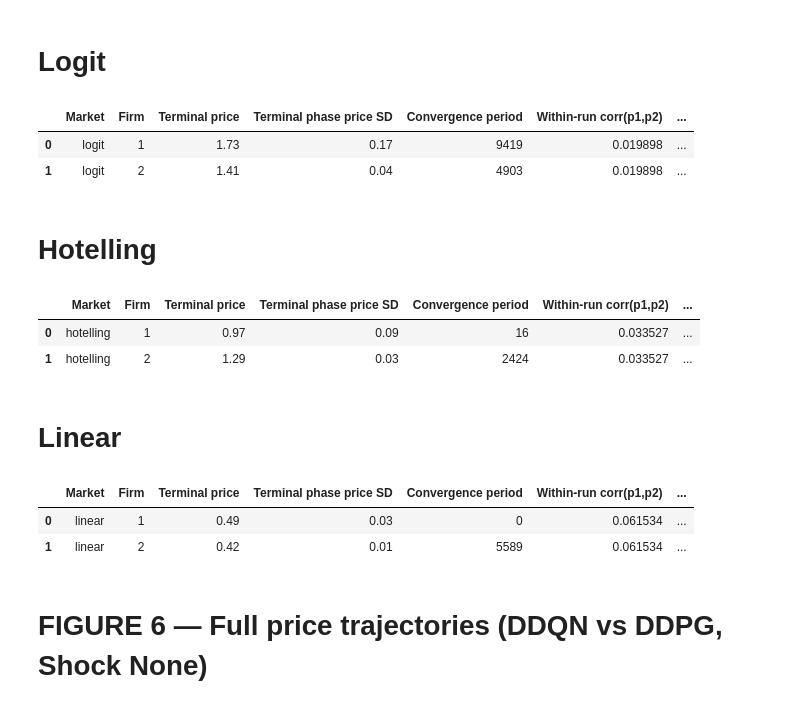
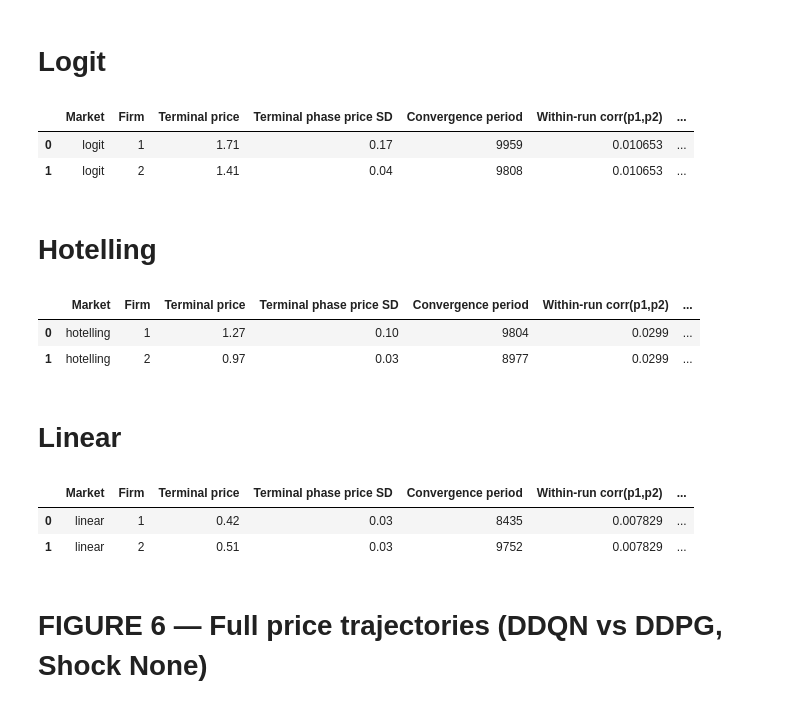
Before and after one commit to Aheer-Sravon/Pricing-Competition, a Jupyter notebook: dqn_vs_ddpg/dynamic_metrics/shock_none/dynamic_metrics_shock_none_aggregate.ipynb, the cells around one changed output. Cells and saved outputs as stored; diff of their text form; code cells hidden in the pictures.

```diff
--- a/dqn_vs_ddpg/dynamic_metrics/shock_none/dynamic_metrics_shock_none_aggregate.ipynb
+++ b/dqn_vs_ddpg/dynamic_metrics/shock_none/dynamic_metrics_shock_none_aggregate.ipynb
@@ -21,9 +17,9 @@ for market in markets:
     for i in range(1, 8):
         df = pd.read_csv(f"./run_{i}/{market}.csv")
         avg_delta.append(round(statistics.mean(
-            [df['firm1_delta'].iloc[-1], df['firm2_delta'].iloc[-1]]
+            [df['firm1_delta'].iloc[-2000].mean(), df['firm2_delta'].iloc[-2000].mean()]
         ), 2))
     chosen[market] = int(1 + np.abs(np.array(avg_delta) - np.median(np.array(avg_delta))).argmin())
 
-pprint(chosen)
+print(chosen)
 # %% [output]
@@ -109,6 +95,8 @@ def compute_cross_run_sd(base_path, market_name, run_folders=None):
 # Logit
 # %%
 market = 'logit'
+P_M = 1.925
+P_N = 1.473
 
 df = pd.read_csv(f"./run_{chosen[market]}/{market}.csv")
 df = df.sort_values('t').reset_index(drop=True)
@@ -118,8 +106,8 @@ terminal_start = df['t'].max() - 2000 + 1  # if t is 0..2999, then start=1000
 df_terminal = df[df['t'] >= terminal_start].copy()
 
 # Terminal price = price at the last period
-terminal_price_f1 = df['firm1_price'].iloc[-1]
-terminal_price_f2 = df['firm2_price'].iloc[-1]
+terminal_price_f1 = df['firm1_price'].iloc[-2000].mean()
+terminal_price_f2 = df['firm2_price'].iloc[-2000].mean()
 
 corr = df_terminal['firm1_price'].corr(df_terminal['firm2_price'])
 
@@ -132,63 +120,67 @@ data = {
         round(df_terminal['firm1_price'].std(), 2),
         round(df_terminal['firm2_price'].std(), 2)
     ],
-    'Convergence period': [get_convergence_period(market, 1), get_convergence_period(market, 2)],
+    'Convergence period': [get_convergence_period(market, 1, tolerance=0.02*(P_M - P_N)), get_convergence_period(market, 2, tolerance=0.02*(P_M - P_N))],
     'Within-run corr(p1,p2)': [corr, corr],  # same for both firms
     'Cross-run SD of Δ': [
-        round(compute_cross_run_sd('.', market)['firm1_sd'], 2),
-        round(compute_cross_run_sd('.', market)['firm2_sd'], 2)
+        round(compute_cross_run_sd(market, 1), 2),
+        round(compute_cross_run_sd(market, 2), 2)
     ]
 }
 
 pd.DataFrame(data)
 # %% [output]
 |  | Market | Firm | Terminal price | Terminal phase price SD | Convergence period | Within-run corr(p1,p2) | ... |
-| 0 | logit | 1 | 1.73 | 0.17 | 9419 | 0.019898 | ... |
-| 1 | logit | 2 | 1.41 | 0.04 | 4903 | 0.019898 | ... |
+| 0 | logit | 1 | 1.71 | 0.17 | 9959 | 0.010653 | ... |
+| 1 | logit | 2 | 1.41 | 0.04 | 9808 | 0.010653 | ... |
 # %% [markdown]
 # Hotelling
 # %%
 market = 'hotelling'
+P_M = 1.25
+P_N = 1.0
 
 df = pd.read_csv(f"./run_{chosen[market]}/{market}.csv")
 df = df.sort_values('t').reset_index(drop=True)
 
 # Define the terminal phase (last 2000 periods) as per the PDF
 terminal_start = df['t'].max() - 2000 + 1  # if t is 0..2999, then start=1000
 df_terminal = df[df['t'] >= terminal_start].copy()
 
 # Terminal price = price at the last period
-terminal_price_f1 = df['firm1_price'].iloc[-1]
-terminal_price_f2 = df['firm2_price'].iloc[-1]
+terminal_price_f1 = df['firm1_price'].iloc[-2000].mean()
+terminal_price_f2 = df['firm2_price'].iloc[-2000].mean()
 
 corr = df_terminal['firm1_price'].corr(df_terminal['firm2_price'])
 
 # Create rows for Logit market
 data = {
     'Market': [market, market],
     'Firm': [1, 2],
     'Terminal price': [terminal_price_f1, terminal_price_f2],
     'Terminal phase price SD': [
         round(df_terminal['firm1_price'].std(), 2),
         round(df_terminal['firm2_price'].std(), 2)
     ],
-    'Convergence period': [get_convergence_period(market, 1), get_convergence_period(market, 2)],
+    'Convergence period': [get_convergence_period(market, 1, tolerance=0.02*(P_M - P_N)), get_convergence_period(market, 2, tolerance=0.02*(P_M - P_N))],
     'Within-run corr(p1,p2)': [corr, corr],  # same for both firms
     'Cross-run SD of Δ': [
-        round(compute_cross_run_sd('.', market)['firm1_sd'], 2),
-        round(compute_cross_run_sd('.', market)['firm2_sd'], 2)
+        round(compute_cross_run_sd(market, 1), 2),
+        round(compute_cross_run_sd(market, 2), 2)
     ]
 }
 
 pd.DataFrame(data)
 # %% [output]
 |  | Market | Firm | Terminal price | Terminal phase price SD | Convergence period | Within-run corr(p1,p2) | ... |
-| 0 | hotelling | 1 | 0.97 | 0.09 | 16 | 0.033527 | ... |
-| 1 | hotelling | 2 | 1.29 | 0.03 | 2424 | 0.033527 | ... |
+| 0 | hotelling | 1 | 1.27 | 0.10 | 9804 | 0.0299 | ... |
+| 1 | hotelling | 2 | 0.97 | 0.03 | 8977 | 0.0299 | ... |
 # %% [markdown]
 # Linear
 # %%
 market = 'linear'
+P_M = 0.5
+P_N = 0.4286
 
 df = pd.read_csv(f"./run_{chosen[market]}/{market}.csv")
 df = df.sort_values('t').reset_index(drop=True)
@@ -198,8 +190,8 @@ terminal_start = df['t'].max() - 2000 + 1  # if t is 0..2999, then start=1000
 df_terminal = df[df['t'] >= terminal_start].copy()
 
 # Terminal price = price at the last period
-terminal_price_f1 = df['firm1_price'].iloc[-1]
-terminal_price_f2 = df['firm2_price'].iloc[-1]
+terminal_price_f1 = df['firm1_price'].iloc[-2000].mean()
+terminal_price_f2 = df['firm2_price'].iloc[-2000].mean()
 
 corr = df_terminal['firm1_price'].corr(df_terminal['firm2_price'])
 
@@ -212,19 +204,19 @@ data = {
         round(df_terminal['firm1_price'].std(), 2),
         round(df_terminal['firm2_price'].std(), 2)
     ],
-    'Convergence period': [get_convergence_period(market, 1), get_convergence_period(market, 2)],
+    'Convergence period': [get_convergence_period(market, 1, tolerance=0.02*(P_M - P_N)), get_convergence_period(market, 2, tolerance=0.02*(P_M - P_N))],
     'Within-run corr(p1,p2)': [corr, corr],  # same for both firms
     'Cross-run SD of Δ': [
-        round(compute_cross_run_sd('.', market)['firm1_sd'], 2),
-        round(compute_cross_run_sd('.', market)['firm2_sd'], 2)
+        round(compute_cross_run_sd(market, 1), 2),
+        round(compute_cross_run_sd(market, 2), 2)
     ]
 }
 
 pd.DataFrame(data)
 # %% [output]
 |  | Market | Firm | Terminal price | Terminal phase price SD | Convergence period | Within-run corr(p1,p2) | ... |
-| 0 | linear | 1 | 0.49 | 0.03 | 0 | 0.061534 | ... |
-| 1 | linear | 2 | 0.42 | 0.01 | 5589 | 0.061534 | ... |
+| 0 | linear | 1 | 0.42 | 0.03 | 8435 | 0.007829 | ... |
+| 1 | linear | 2 | 0.51 | 0.03 | 9752 | 0.007829 | ... |
 # %% [markdown]
 # FIGURE 6 — Full price trajectories (DDQN vs DDPG, Shock None)
 # %%
```
Also changed, not shown: parts of 5 cells of this notebook, 24 other files.
